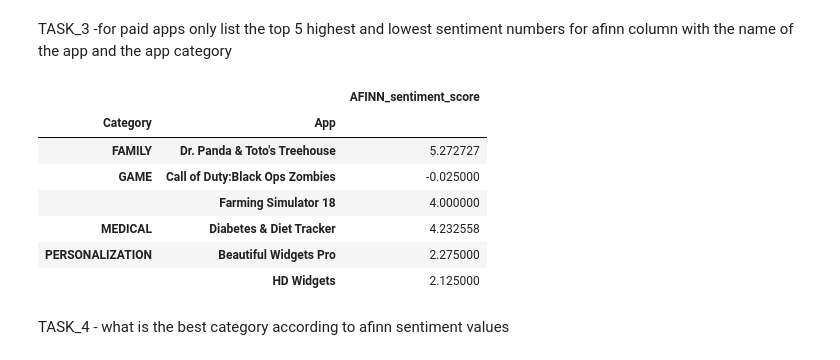
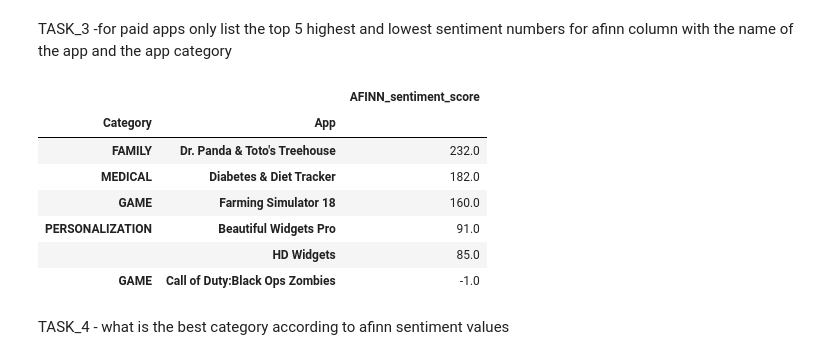
Before and after one commit to onurer87/data-5---team-4, a Jupyter notebook: Stage_2/Week_4/Week_4.ipynb, the cells around one changed output. Drawn from its saved outputs; the diff is of its cells as text; code cells hidden in the pictures.

```diff
--- a/Stage_2/Week_4/Week_4.ipynb
+++ b/Stage_2/Week_4/Week_4.ipynb
@@ -115,16 +115,16 @@ TASK_3 -for paid apps only list the top 5 highest and lowest sentiment numbers f
 # %%
 df_rev=df_rev.merge(df_app[['App','Category','Type']],on='App')
 # %%
-df_rev[df_rev['Type']=='Paid'][['Category','App','AFINN_sentiment_score']].groupby(['Category','App']).agg('mean')
+df_rev[df_rev['Type']=='Paid'][['Category','App','AFINN_sentiment_score']].groupby(['Category','App']).agg('sum').sort_values(by='AFINN_sentiment_score', ascending=False)
 # %% [output]
 |  |  | AFINN_sentiment_score |
 | Category | App |  |
-| FAMILY | Dr. Panda & Toto's Treehouse | 5.272727 |
-| GAME | Call of Duty:Black Ops Zombies | -0.025000 |
-|  | Farming Simulator 18 | 4.000000 |
-| MEDICAL | Diabetes & Diet Tracker | 4.232558 |
-| PERSONALIZATION | Beautiful Widgets Pro | 2.275000 |
-|  | HD Widgets | 2.125000 |
+| FAMILY | Dr. Panda & Toto's Treehouse | 232.0 |
+| MEDICAL | Diabetes & Diet Tracker | 182.0 |
+| GAME | Farming Simulator 18 | 160.0 |
+| PERSONALIZATION | Beautiful Widgets Pro | 91.0 |
+|  | HD Widgets | 85.0 |
+| GAME | Call of Duty:Black Ops Zombies | -1.0 |
 # %%
 df_rev.groupby(['Type','App'])['Type'].value_counts()
 # %%
```
Also changed, not shown: parts of 1 cell of this notebook.
